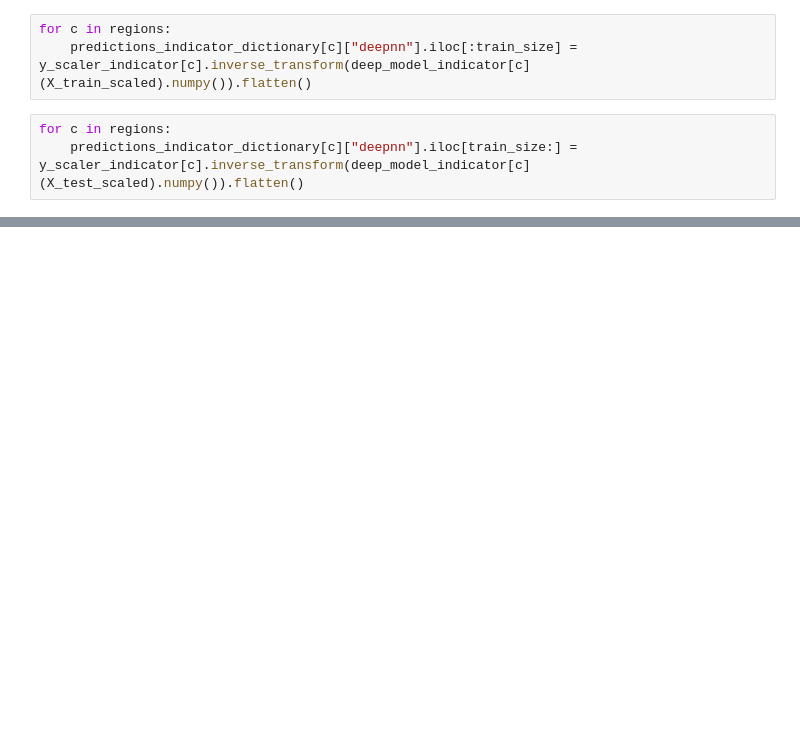
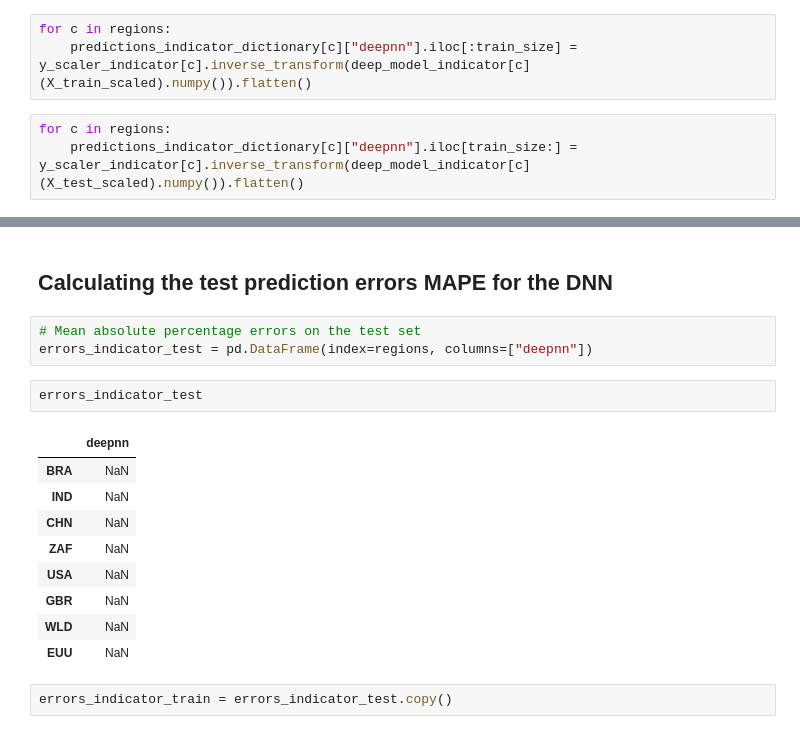
Before and after one commit to sandyherho/time_series_learning, a Jupyter notebook: deepCO2/co2_emission_forecast.ipynb, the cells around one changed output, grey strips where cells are left out. Saved outputs shown, nothing was run; the diff lists cells and outputs as text; blank space fills up the shorter version.

```diff
--- a/deepCO2/co2_emission_forecast.ipynb
+++ b/deepCO2/co2_emission_forecast.ipynb
@@ -1200,0 +1202,19 @@ predictions_indicator_dictionary
+# %% [markdown]
+## Calculating the test prediction errors MAPE for the DNN
+# %%
+# Mean absolute percentage errors on the test set
+errors_indicator_test = pd.DataFrame(index=regions, columns=["deepnn"])
+# %%
+errors_indicator_test
+# %% [output]
+|  | deepnn |
+| BRA | NaN |
+| IND | NaN |
+| CHN | NaN |
+| ZAF | NaN |
+| USA | NaN |
+| GBR | NaN |
+| WLD | NaN |
+| EUU | NaN |
+# %%
+errors_indicator_train = errors_indicator_test.copy()
```
Also changed, not shown: parts of 30 cells of this notebook, 5 other files.
